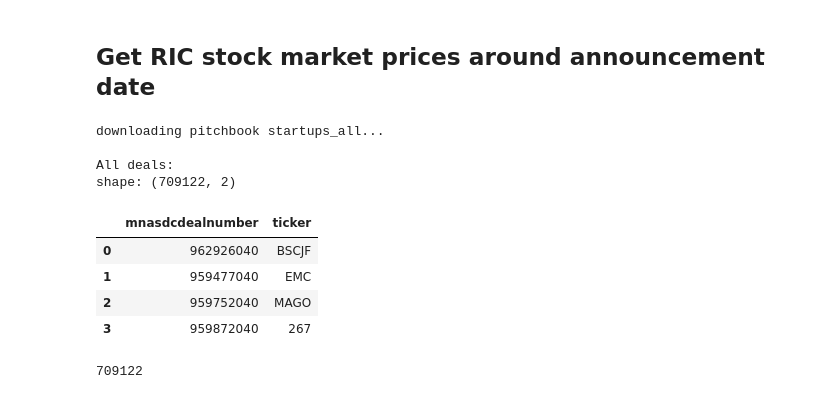
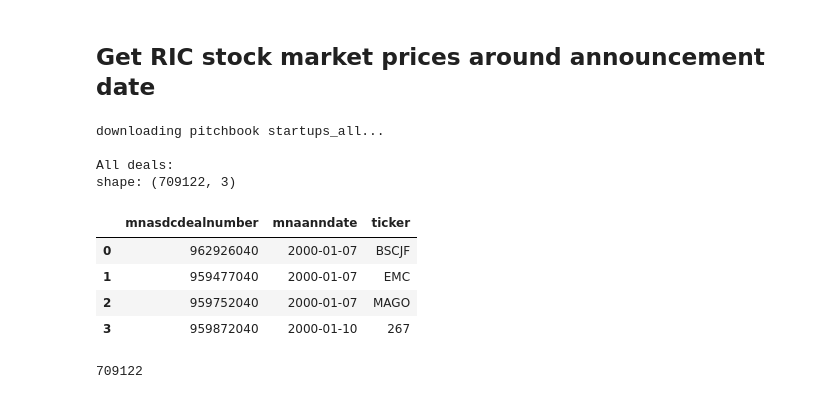
Before and after one commit to rogermasclans/starfire-2, a Jupyter notebook: notebooks/data2_refi_stock_market.ipynb, the cells around one changed output. Cells and saved outputs as stored; diff of their text form; code cells hidden in the pictures.

```diff
--- a/notebooks/data2_refi_stock_market.ipynb
+++ b/notebooks/data2_refi_stock_market.ipynb
@@ -6,7 +6,6 @@ import numpy as np
 import matplotlib.ticker as ticker
 from google.cloud import bigquery
 import os
-from google.cloud import bigquery
 
 from datetime import timedelta
 import warnings
@@ -17,7 +16,7 @@ os.chdir('/home/jupyter')
 # !pwd
 
 # Define project on BQ
-project_id = "sci-tech-data"
+project_id = "starfire-410116"
 
 # Authenticate to Google Cloud
 client = bigquery.Client(project=project_id)
@@ -47,40 +46,40 @@ session = rdp.open_platform_session(
 # %%
 #download deals data
 # Download data from BQ
-print('downloading pitchbook startups_all... \n')
+print('downloading deals... \n')
 
 # Construct the SQL query to fetch data from BigQuery
 query = f'''
 SELECT
     mnasdcdealnumber,
-    --mnaanndate,
+    mnaanndate,
     --mnaacquirorpritickersym, mnaacquirorultparentpritickersym,
     CASE WHEN mnaacquirorpritickersym = "" THEN mnaacquirorultparentpritickersym ELSE mnaacquirorpritickersym END as ticker
 FROM `starfire-410116.derived.refinitiv_deals_3`
 WHERE mnaacquirorpritickersym != '' OR mnaacquirorultparentpritickersym != ''
 ORDER BY mnaacquirorultparentpritickersym ASC
 '''
 
 # Fetch data from BigQuery
 query_job = client.query(query, job_config=job_config)
 results = query_job.result()  # Waits for the query to complete
 
 # Convert the result to a pandas DataFrame
 df_deals = results.to_dataframe()
 
 # Print the first few rows of the DataFrame
 print('All deals:')
 print(f'shape: {df_deals.shape}')
 df_deals.head(4)
 # %% [output]
 downloading pitchbook startups_all...
 
 All deals:
-shape: (709122, 2)
+shape: (709122, 3)
-|  | mnasdcdealnumber | ticker |
-| 0 | 962926040 | BSCJF |
-| 1 | 959477040 | EMC |
-| 2 | 959752040 | MAGO |
-| 3 | 959872040 | 267 |
+|  | mnasdcdealnumber | mnaanndate | ticker |
+| 0 | 962926040 | 2000-01-07 | BSCJF |
+| 1 | 959477040 | 2000-01-07 | EMC |
+| 2 | 959752040 | 2000-01-07 | MAGO |
+| 3 | 959872040 | 2000-01-10 | 267 |
 # %%
 # Create list of acquiror tickers from deals df to pass into next query
```
Also changed, not shown: parts of 14 cells of this notebook.
